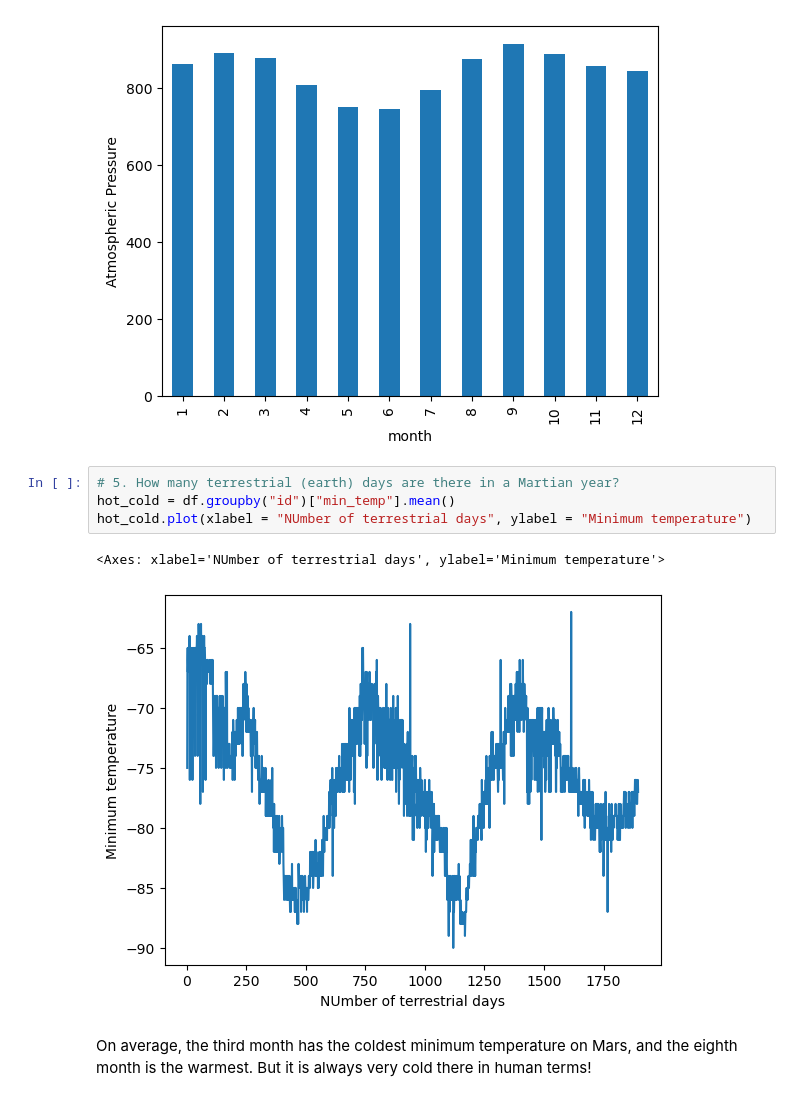
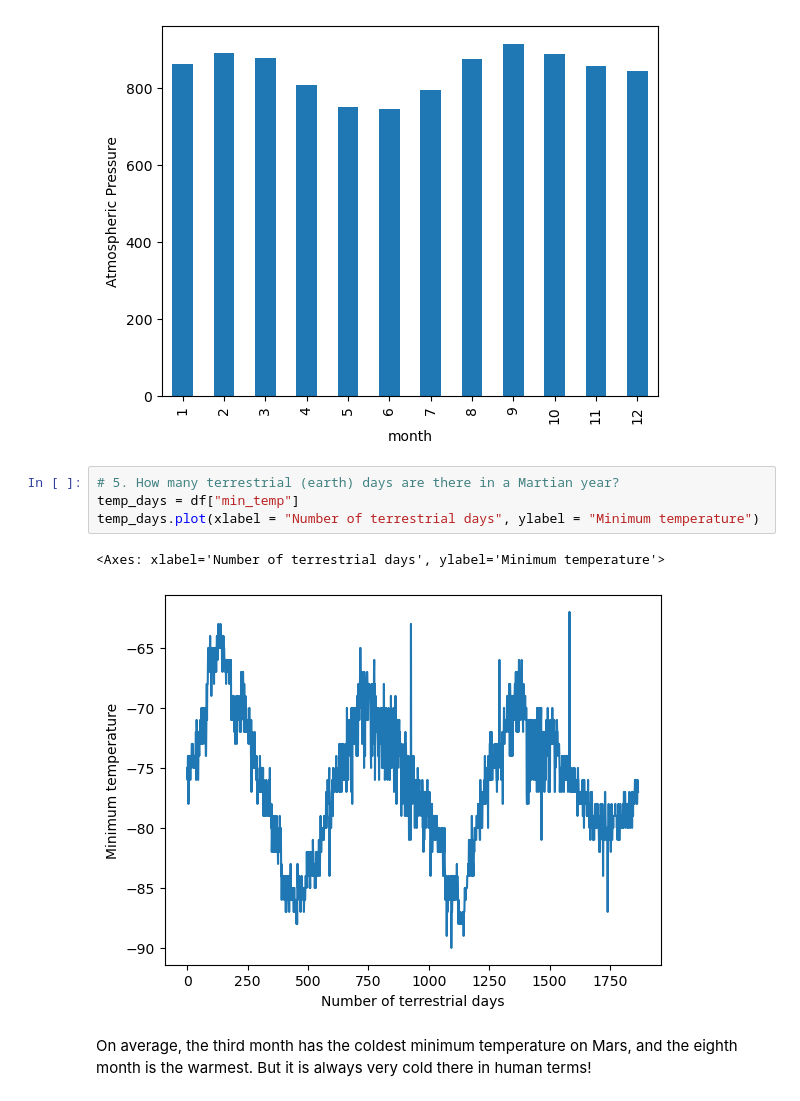
Before and after one commit to Artib03/Data_scrapping-challenge, a Jupyter notebook: part_2_mars_weather - MyCopy.ipynb, the cells around one changed output. Cells and saved outputs as stored; diff of their text form.

```diff
--- a/part_2_mars_weather - MyCopy.ipynb
+++ b/part_2_mars_weather - MyCopy.ipynb
@@ -232,11 +232,11 @@ avg_pressure.plot.bar(xlabel = "month", ylabel = "Atmospheric Pressure")
 [figure]
 # %%
 # 5. How many terrestrial (earth) days are there in a Martian year?
-hot_cold = df.groupby("id")["min_temp"].mean()
-hot_cold.plot(xlabel = "NUmber of terrestrial days", ylabel = "Minimum temperature")
+temp_days = df["min_temp"]
+temp_days.plot(xlabel = "Number of terrestrial days", ylabel = "Minimum temperature")
 # %% [output]
-<Axes: xlabel='NUmber of terrestrial days', ylabel='Minimum temperature'>
+<Axes: xlabel='Number of terrestrial days', ylabel='Minimum temperature'>
-[figure, old version]
+[figure, new version]
 # %% [markdown]
 On average, the third month has the coldest minimum temperature on Mars, and the eighth month is the warmest. But it is always very cold there in human terms!
 # %% [markdown]
```
Also changed, not shown: 1 other file.
